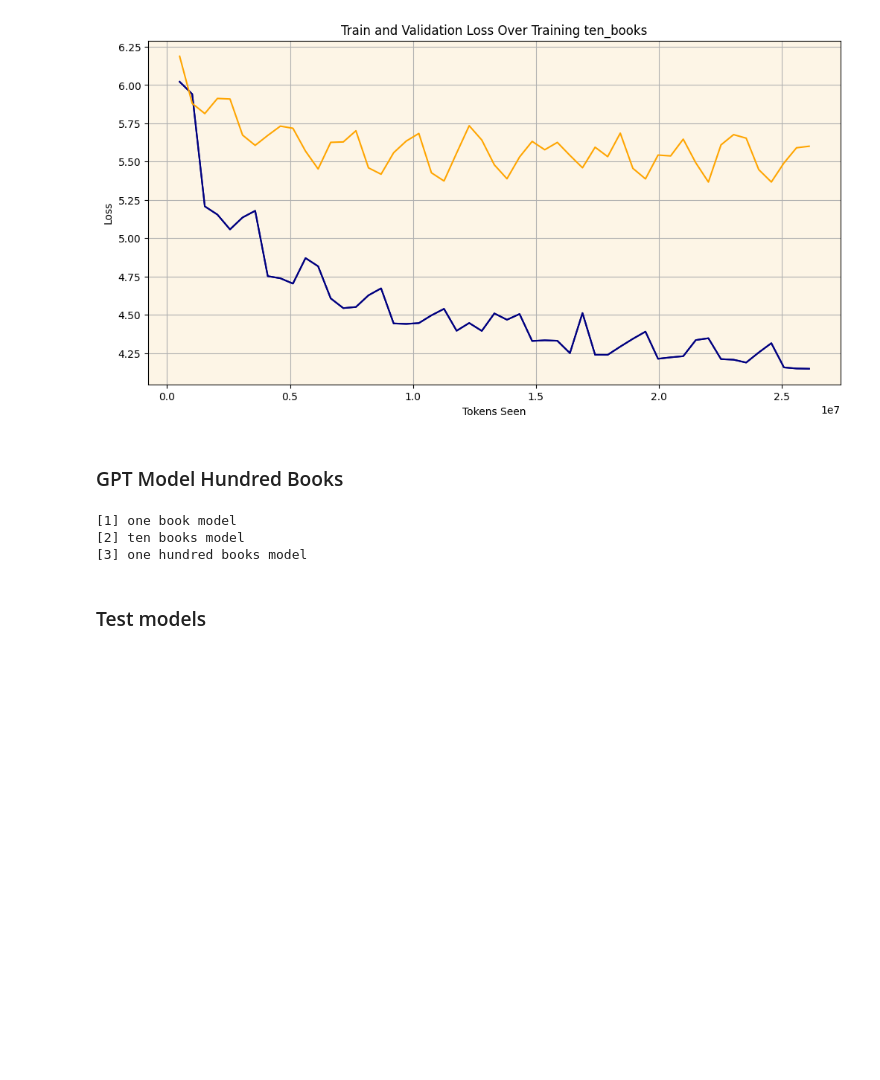
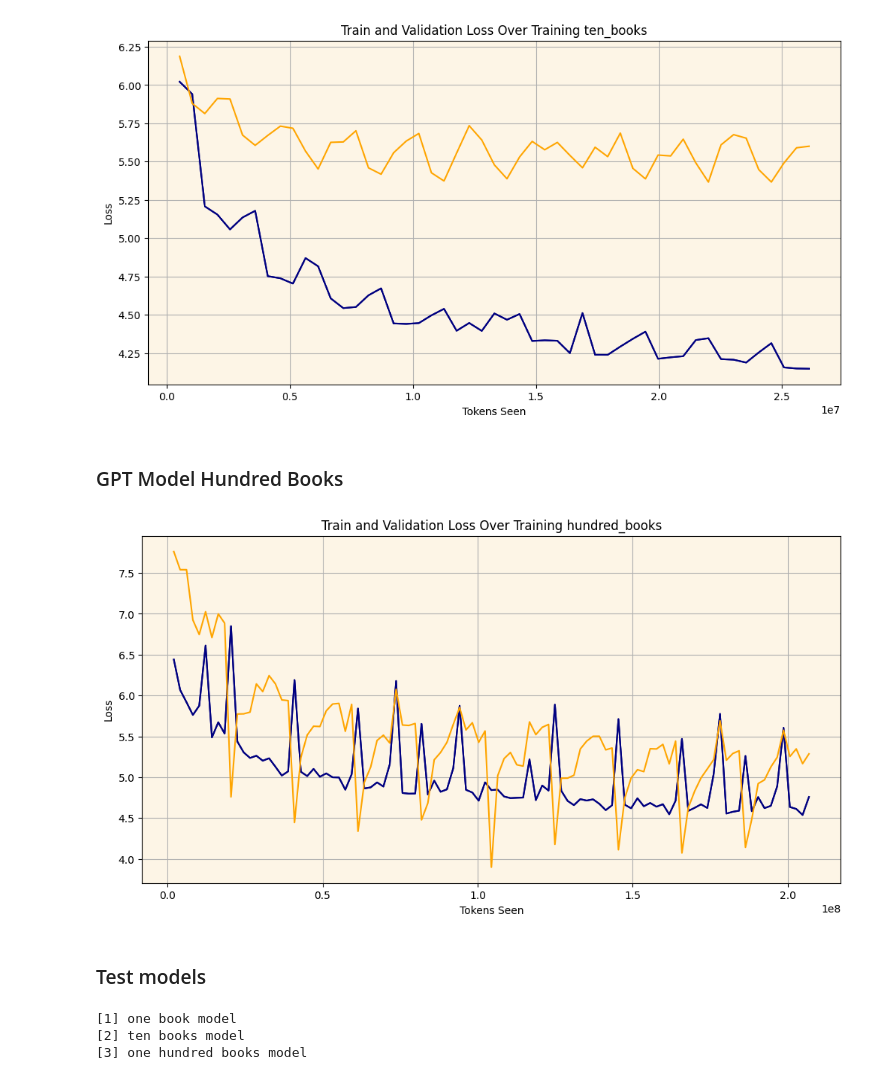
Before and after one commit to MiguelCabreraVictoria/GPT, a Jupyter notebook: GPT.ipynb, the cells around one changed output. Cells and saved outputs as stored; diff of their text form; code cells hidden in the pictures; blank space fills up the shorter version.

```diff
--- a/GPT.ipynb
+++ b/GPT.ipynb
@@ -547,7 +541,7 @@ class TrainedGPTModel:
     def split_data(self):
         self.train_loader = create_dataloader(
             self.train_data,
-            batch_size=128,
+            batch_size=512,
             max_length=self.cfg["context_length"],
             stride=self.cfg["context_length"],
             drop_last=False,
@@ -556,10 +550,11 @@ class TrainedGPTModel:
         )
         self.val_loader = create_dataloader(
             self.val_data,
-            batch_size=128,
+            batch_size=512,
             max_length=self.cfg["context_length"],
             stride=self.cfg["context_length"],
-            drop_last=False, shuffle=False,
+            drop_last=False,
+            shuffle=False,
             num_workers=4
         )
 
@@ -631,7 +626,7 @@ class TrainedGPTModel:
         flat = tokens_ids.squeeze(0)
         return tokenizer.decode(flat.tolist())
 
-    def generate_text(self,initial_text:str, max_new_tokens:int=50, temperature:float=1.0, top_k:int=50,eos_id=None):
+    def generate_text(self,initial_text:str, max_new_tokens:int=50, temperature:float=1.0, top_k:int=400,eos_id=None):
 
         self.model.eval()
 
@@ -830,14 +827,19 @@ tokens_seen = trained_model_hundredBooks.track_tokens_seen
 
 plot_loss_function(train_losses, val_losses, tokens_seen, "hundred_books")
 save_model(path=tenBooks_model, trained_model=trained_model_hundredBooks)
+# %%
+plot_loss_function(train_losses, val_losses, tokens_seen, "hundred_books")
+save_model(path=hundredBooks_model, trained_model=trained_model_hundredBooks)
+# %% [output]
+[figure, added]
+# %% [markdown]
+### Test models
 # %%
 print("[1] one book model\n[2] ten books model\n[3] one hundred books model")
 # %% [output]
 [1] one book model
 [2] ten books model
 [3] one hundred books model
-# %% [markdown]
-### Test models
 # %%
 
 option = int(input())
```
Also changed, not shown: parts of 6 cells of this notebook, 1 other file.
